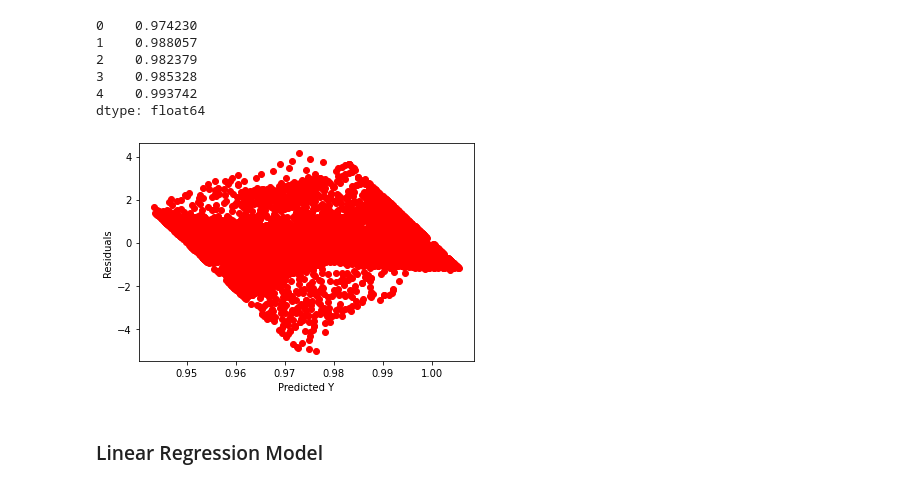
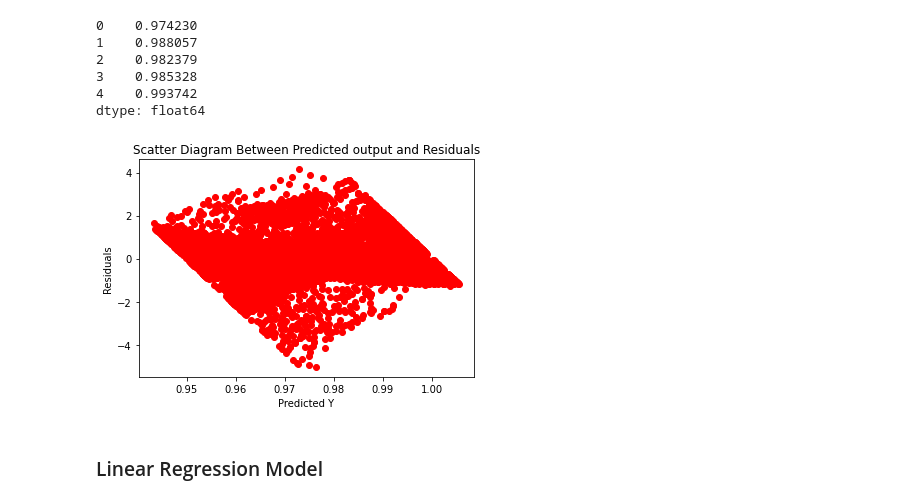
Before and after one commit to rawat999/Propulsion-Plants-Decay-Evaluation, a Jupyter notebook: Propulsion_Plants_Decay_Evaluation.ipynb, the cells around one changed output. Cells and saved outputs as stored; diff of their text form; code cells hidden in the pictures.

```diff
--- a/Propulsion_Plants_Decay_Evaluation.ipynb
+++ b/Propulsion_Plants_Decay_Evaluation.ipynb
@@ -234,10 +243,11 @@ dtype: float64
 # %%
 plt.scatter(y_hat,E,color='red')
 plt.xlabel('Predicted Y')
 plt.ylabel('Residuals')
+plt.title("Scatter Diagram Between Predicted output and Residuals")
 plt.show()
 # %% [output]
-[figure, old version]
+[figure, new version]
 # %% [markdown]
 ### Linear Regression Model
 # %%
```
Also changed, not shown: parts of 27 cells of this notebook.
